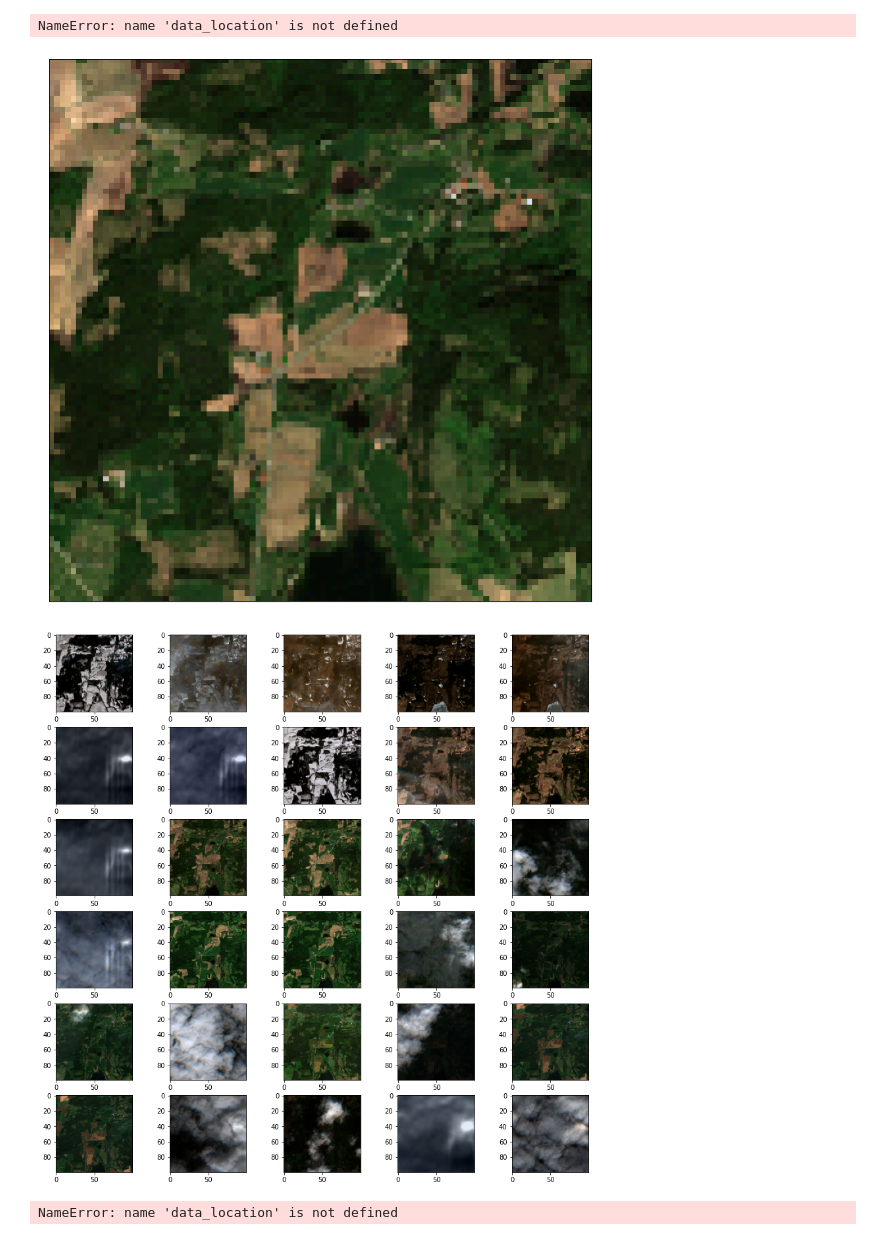
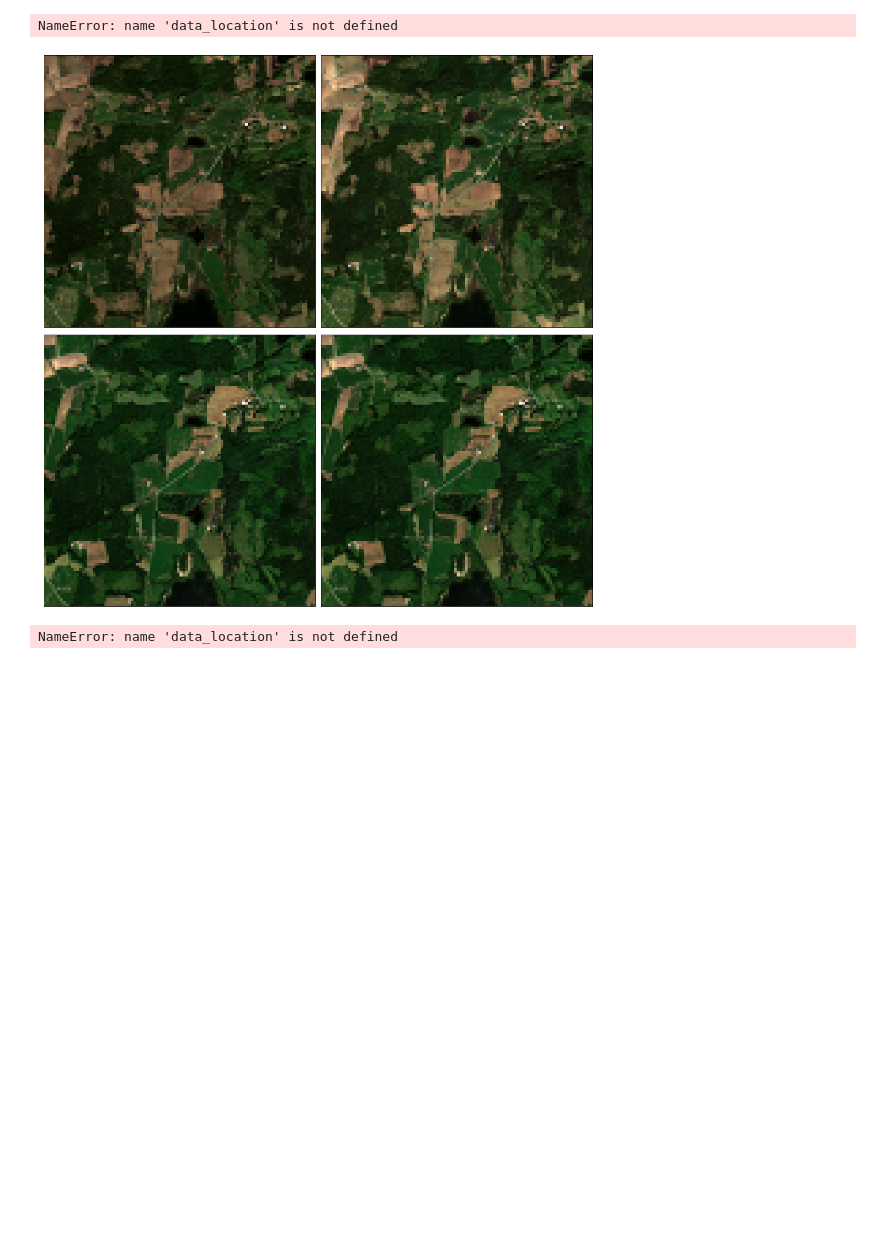
Before and after one commit to Ilumenar/kornmo-master-thesis, a Jupyter notebook: notebooks/data_exploration.ipynb, the cells around one changed output. Cells and saved outputs as stored; diff of their text form; code cells hidden in the pictures; blank space fills up the shorter version.

```diff
--- a/notebooks/data_exploration.ipynb
+++ b/notebooks/data_exploration.ipynb
@@ -171,26 +176,38 @@ print(type(gdf.iloc[0]['geometry']))
 # %% [output]
 NameError: name 'data_location' is not defined
 # %%
-from satellite_images import get_images_by_orgnr
+from src.satellite_images.satellite_images import get_images_by_orgnr
 
 images = get_images_by_orgnr('970391959')
 
 images = images['2017']
 
-plot_image(to_rgb(images[12]))
-plt.imsave('970391959.png', to_rgb(images[12]))
+# plot_image(to_rgb(images[12]))
+# plt.imsave('970391959.png', to_rgb(images[12]))
 w = h = 15
 fig = plt.figure(figsize=(15, 15))
-columns = 5
-rows = 6
-for i in range(0, columns*rows):
-    img = np.random.randint(10, size=(h,w))
-    fig.add_subplot(rows, columns, i + 1)
-    plt.imshow(to_rgb(images[i]))
+
+fig.add_subplot(2, 2, 1)
+plt.xticks([])
+plt.yticks([])
+plt.imshow(to_rgb(images[11]))
+fig.add_subplot(2, 2, 2)
+plt.xticks([])
+plt.yticks([])
+plt.imshow(to_rgb(images[12]))
+fig.add_subplot(2, 2, 3)
+plt.xticks([])
+plt.yticks([])
+plt.imshow(to_rgb(images[16]))
+fig.add_subplot(2, 2, 4)
+plt.xticks([])
+plt.yticks([])
+plt.imshow(to_rgb(images[17]))
+fig.tight_layout()
+
 plt.show()
 # %% [output]
-[figure, old version]
+[figure, new version]
-[figure, removed]
 # %%
 w = h = 15
 fig = plt.figure(figsize=(15, 15))
```
Also changed, not shown: parts of 2 cells of this notebook, 9 other files.
